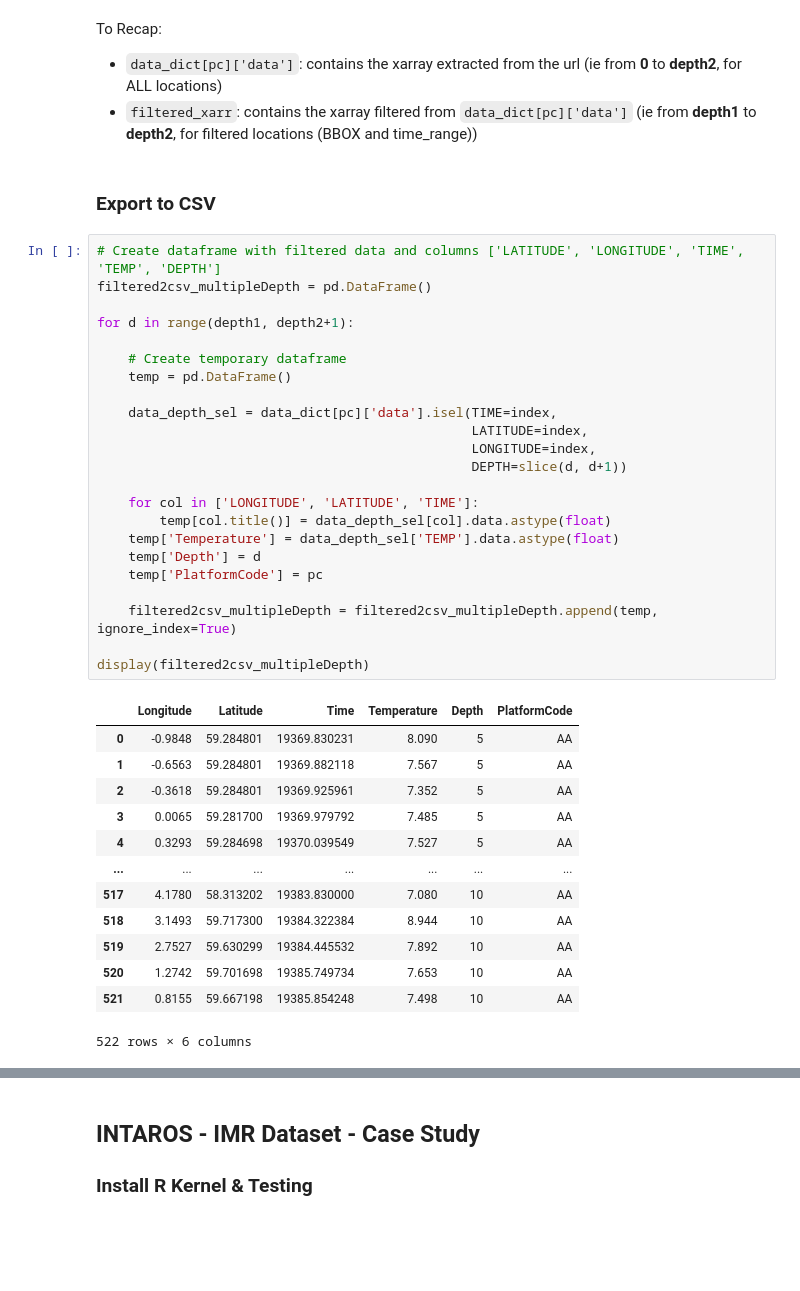
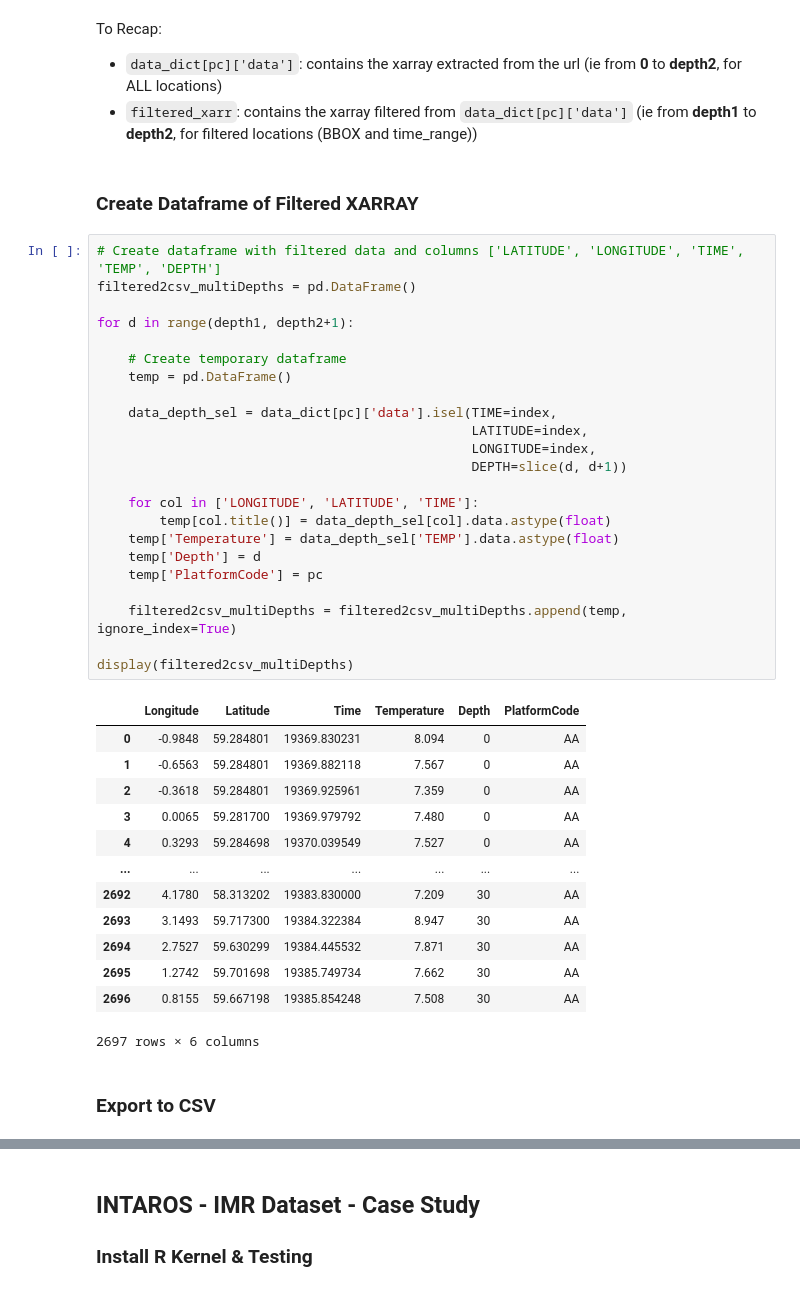
Before and after one commit to ec-intaros/iaos-showcase-app-Barents-Sea-CTD, a Jupyter notebook: Barrents sea - CTD data processing.ipynb, the cells around one changed output, grey strips where cells are left out. Drawn from its saved outputs; the diff is of its cells as text; blank space fills up the shorter version.

````diff
--- a/Barrents sea - CTD data processing.ipynb
+++ b/Barrents sea - CTD data processing.ipynb
@@ -613,45 +586,47 @@ Var to plot: TEMP
 To Recap:
 * ```data_dict[pc]['data']```: contains the xarray extracted from the url (ie from **0** to **depth2**, for ALL locations)
 * ```filtered_xarr```: contains the xarray filtered from ```data_dict[pc]['data']``` (ie from **depth1** to **depth2**, for filtered locations (BBOX and time_range))
+# %% [markdown]
+### Create Dataframe of Filtered XARRAY
+# %%
+# Create dataframe with filtered data and columns ['LATITUDE', 'LONGITUDE', 'TIME', 'TEMP', 'DEPTH']
+filtered2csv_multiDepths = pd.DataFrame()
+
+for d in range(depth1, depth2+1):
+
+    # Create temporary dataframe
+    temp = pd.DataFrame()
+
+    data_depth_sel = data_dict[pc]['data'].isel(TIME=index,
+                                                LATITUDE=index,
+                                                LONGITUDE=index,
+                                                DEPTH=slice(d, d+1))
+
+    for col in ['LONGITUDE', 'LATITUDE', 'TIME']:
+        temp[col.title()] = data_depth_sel[col].data.astype(float)
+    temp['Temperature'] = data_depth_sel['TEMP'].data.astype(float)
+    temp['Depth'] = d
+    temp['PlatformCode'] = pc
+
+    filtered2csv_multiDepths = filtered2csv_multiDepths.append(temp, ignore_index=True)
+
+display(filtered2csv_multiDepths)
+# %% [output]
+|  | Longitude | Latitude | Time | Temperature | Depth | PlatformCode |
+| 0 | -0.9848 | 59.284801 | 19369.830231 | 8.094 | 0 | AA |
+| 1 | -0.6563 | 59.284801 | 19369.882118 | 7.567 | 0 | AA |
+| 2 | -0.3618 | 59.284801 | 19369.925961 | 7.359 | 0 | AA |
+| 3 | 0.0065 | 59.281700 | 19369.979792 | 7.480 | 0 | AA |
+| 4 | 0.3293 | 59.284698 | 19370.039549 | 7.527 | 0 | AA |
+| ... | ... | ... | ... | ... | ... | ... |
+| 2692 | 4.1780 | 58.313202 | 19383.830000 | 7.209 | 30 | AA |
+| 2693 | 3.1493 | 59.717300 | 19384.322384 | 8.947 | 30 | AA |
+| 2694 | 2.7527 | 59.630299 | 19384.445532 | 7.871 | 30 | AA |
+| 2695 | 1.2742 | 59.701698 | 19385.749734 | 7.662 | 30 | AA |
+| 2696 | 0.8155 | 59.667198 | 19385.854248 | 7.508 | 30 | AA |
+2697 rows × 6 columns
 # %% [markdown]
 ### Export to CSV
-# %%
-# Create dataframe with filtered data and columns ['LATITUDE', 'LONGITUDE', 'TIME', 'TEMP', 'DEPTH']
-filtered2csv_multipleDepth = pd.DataFrame()
-
-for d in range(depth1, depth2+1):
-
-    # Create temporary dataframe
-    temp = pd.DataFrame()
-
-    data_depth_sel = data_dict[pc]['data'].isel(TIME=index,
-                                                LATITUDE=index,
-                                                LONGITUDE=index,
-                                                DEPTH=slice(d, d+1))
-
-    for col in ['LONGITUDE', 'LATITUDE', 'TIME']:
-        temp[col.title()] = data_depth_sel[col].data.astype(float)
-    temp['Temperature'] = data_depth_sel['TEMP'].data.astype(float)
-    temp['Depth'] = d
-    temp['PlatformCode'] = pc
-
-    filtered2csv_multipleDepth = filtered2csv_multipleDepth.append(temp, ignore_index=True)
-
-display(filtered2csv_multipleDepth)
-# %% [output]
-|  | Longitude | Latitude | Time | Temperature | Depth | PlatformCode |
-| 0 | -0.9848 | 59.284801 | 19369.830231 | 8.090 | 5 | AA |
-| 1 | -0.6563 | 59.284801 | 19369.882118 | 7.567 | 5 | AA |
-| 2 | -0.3618 | 59.284801 | 19369.925961 | 7.352 | 5 | AA |
-| 3 | 0.0065 | 59.281700 | 19369.979792 | 7.485 | 5 | AA |
-| 4 | 0.3293 | 59.284698 | 19370.039549 | 7.527 | 5 | AA |
-| ... | ... | ... | ... | ... | ... | ... |
-| 517 | 4.1780 | 58.313202 | 19383.830000 | 7.080 | 10 | AA |
-| 518 | 3.1493 | 59.717300 | 19384.322384 | 8.944 | 10 | AA |
-| 519 | 2.7527 | 59.630299 | 19384.445532 | 7.892 | 10 | AA |
-| 520 | 1.2742 | 59.701698 | 19385.749734 | 7.653 | 10 | AA |
-| 521 | 0.8155 | 59.667198 | 19385.854248 | 7.498 | 10 | AA |
-522 rows × 6 columns
 # %%
 # Save dataframe to csv
 data_dir = os.path.join(os.getcwd(), 'data')
````
Also changed, not shown: parts of 40 cells of this notebook, 3 other files.
